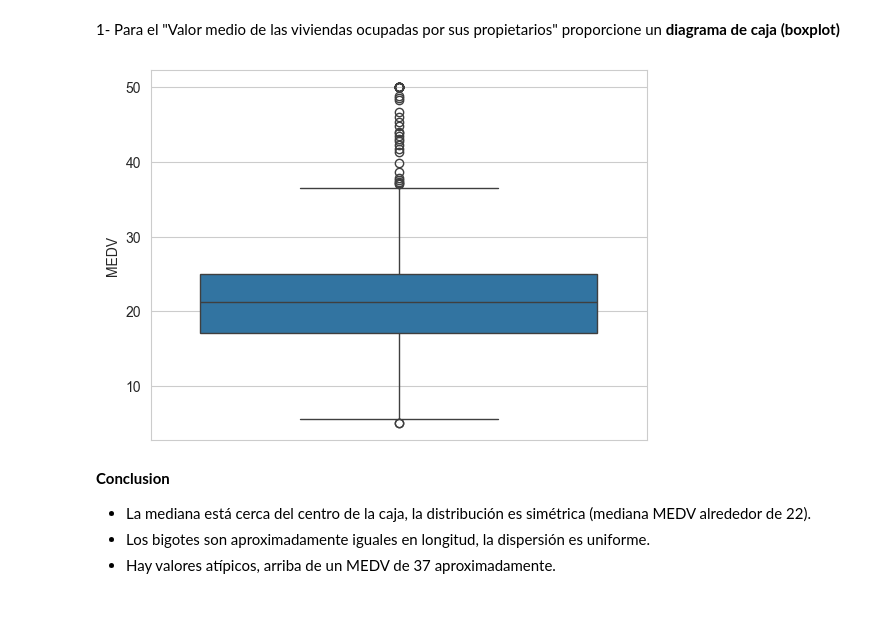
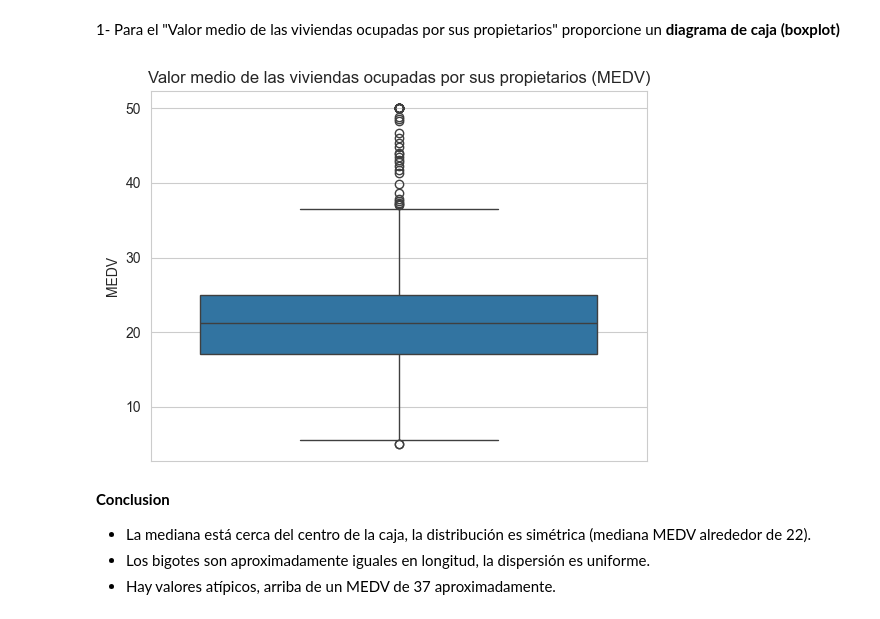
Before and after one commit to gdagatti/Tarea_Modulo7_GermanDagatti, a Jupyter notebook: TP_DAGATTI.ipynb, the cells around one changed output. Drawn from its saved outputs; the diff is of its cells as text; code cells hidden in the pictures.

```diff
--- a/TP_DAGATTI.ipynb
+++ b/TP_DAGATTI.ipynb
@@ -90,9 +90,9 @@ sns.set_style("whitegrid")
 # %% [markdown]
 1- Para el "Valor medio de las viviendas ocupadas por sus propietarios" proporcione un **diagrama de caja (boxplot)**
 # %%
-ax = sns.boxplot(y='MEDV', data=boston_df)
+ax = sns.boxplot(y='MEDV', data=boston_df).set_title("Valor medio de las viviendas ocupadas por sus propietarios (MEDV)")
 # %% [output]
-[figure, old version]
+[figure, new version]
 # %% [markdown]
 **Conclusion**
 - La mediana está cerca del centro de la caja, la distribución es simétrica (mediana MEDV alrededor de 22).
```
Also changed, not shown: parts of 12 cells of this notebook.
